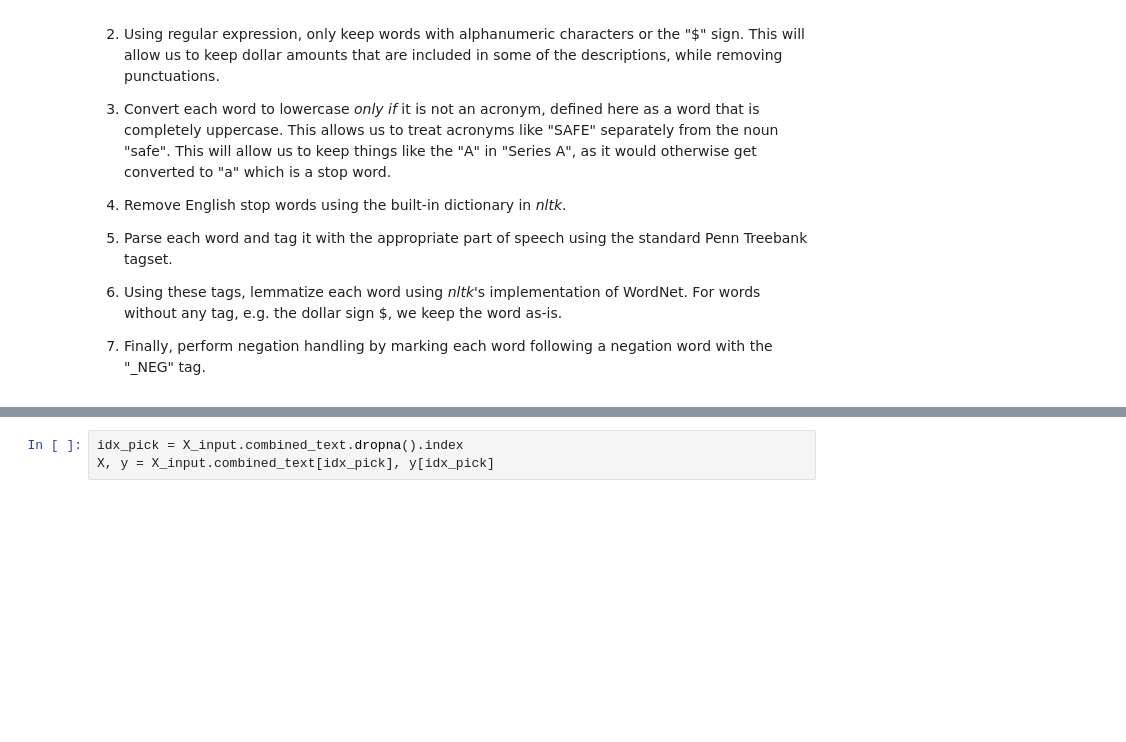
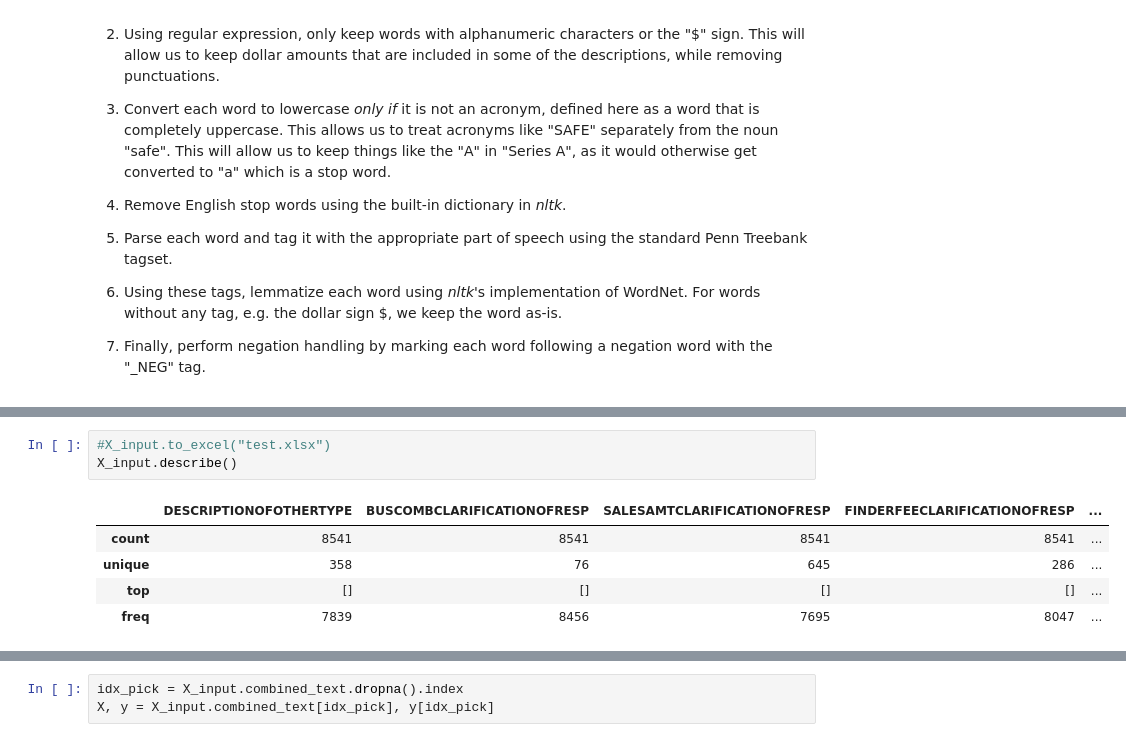
Before and after one commit to uday-31/Analyzing-Form-D-Submissions, a Jupyter notebook: Analysis 1.ipynb, the cells around one changed output, grey strips where cells are left out. Cells and saved outputs as stored; diff of their text form; blank space fills up the shorter version.

```diff
--- a/Analysis 1.ipynb
+++ b/Analysis 1.ipynb
@@ -241 +267,10 @@ many are none so merge
+# %%
+#X_input.to_excel("test.xlsx")
+X_input.describe()
+# %% [output]
+|  | DESCRIPTIONOFOTHERTYPE | BUSCOMBCLARIFICATIONOFRESP | SALESAMTCLARIFICATIONOFRESP | FINDERFEECLARIFICATIONOFRESP | ... |
+| count | 8541 | 8541 | 8541 | 8541 | ... |
+| unique | 358 | 76 | 645 | 286 | ... |
+| top | [] | [] | [] | [] | ... |
+| freq | 7839 | 8456 | 7695 | 8047 | ... |
 # %%
```
Also changed, not shown: parts of 19 cells of this notebook.
